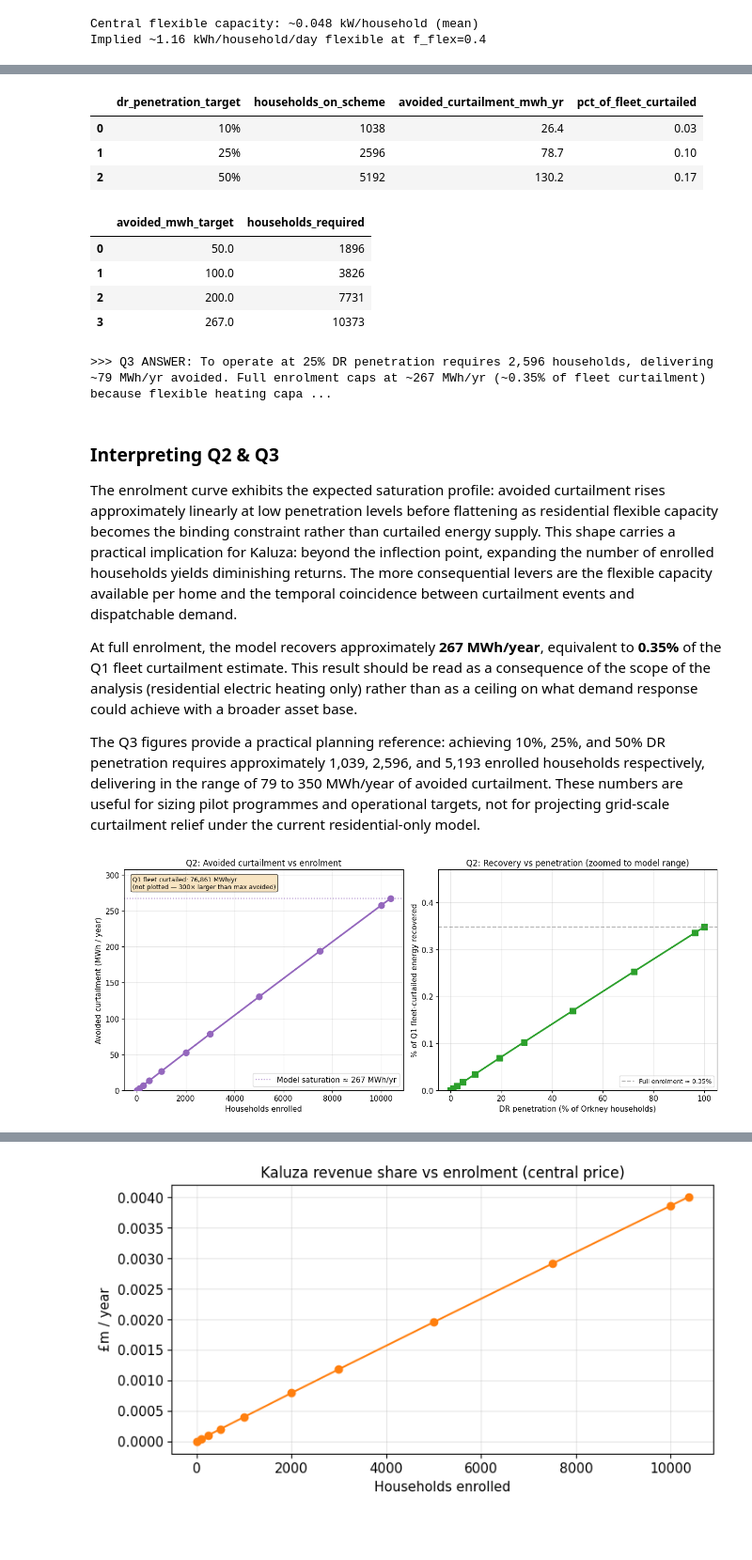
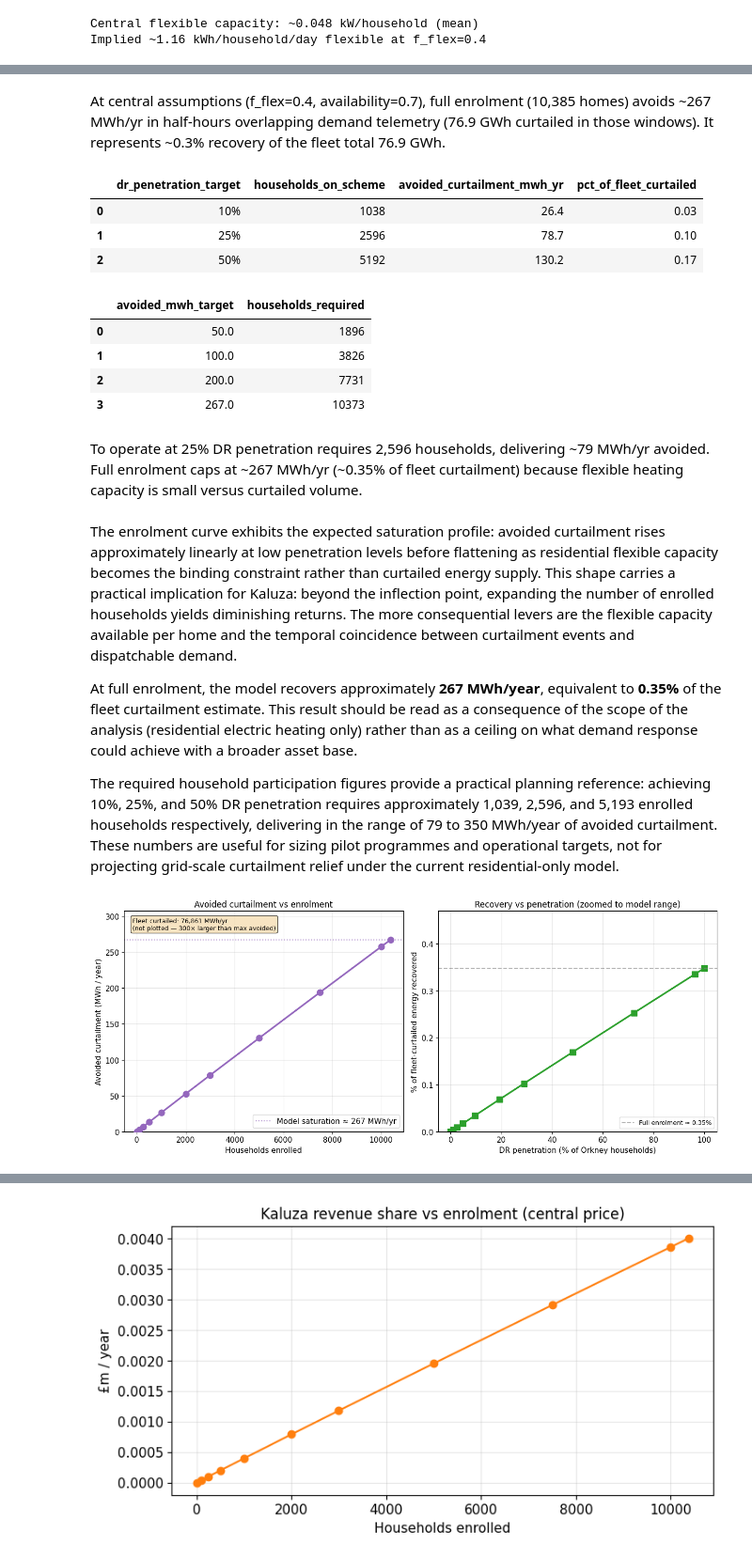
Before and after one commit to AreedAdmin/AiB-Capstone, a Jupyter notebook: report.ipynb, the cells around one changed output, grey strips where cells are left out. Shown at 94% size. Saved outputs shown, nothing was run; the diff lists cells and outputs as text; code cells hidden in the pictures; blank space fills up the shorter version.

```diff
--- a/report.ipynb
+++ b/report.ipynb
@@ -1028,3 +1011,5 @@ full_avoided = float(
+# %% [markdown]
+At central assumptions (f_flex=0.4, availability=0.7), full enrolment (10,385 homes) avoids ~267 MWh/yr in half-hours overlapping demand telemetry (76.9 GWh curtailed in those windows). It represents ~0.3% recovery of the fleet total 76.9 GWh.
 # %%
 # Q3 — households required for stated DR penetration levels (and illustrative MWh targets)
 q3_rows = []
@@ -1054,11 +1039,11 @@ display(q3_df)
 display(q3b_df)
 
 max_avoided = curve_df["avoided_mwh"].max()
-print("\n>>> Q3 ANSWER: To operate at 25% DR penetration requires "
-      f"{q3_df.loc[q3_df['dr_penetration_target']=='25%', 'households_on_scheme'].iloc[0]:,} households, "
-      f"delivering ~{q3_df.loc[q3_df['dr_penetration_target']=='25%', 'avoided_curtailment_mwh_yr'].iloc[0]:,.0f} MWh/yr avoided. "
-      f"Full enrolment caps at ~{max_avoided:.0f} MWh/yr (~{100*max_avoided/annual_curtailed_mwh:.2f}% of fleet curtailment) "
-      "because flexible heating capacity is small versus curtailed volume.")
+# print("\n>>> Q3 ANSWER: To operate at 25% DR penetration requires "
+#       f"{q3_df.loc[q3_df['dr_penetration_target']=='25%', 'households_on_scheme'].iloc[0]:,} households, "
+#       f"delivering ~{q3_df.loc[q3_df['dr_penetration_target']=='25%', 'avoided_curtailment_mwh_yr'].iloc[0]:,.0f} MWh/yr avoided. "
+#       f"Full enrolment caps at ~{max_avoided:.0f} MWh/yr (~{100*max_avoided/annual_curtailed_mwh:.2f}% of fleet curtailment) "
+#       "because flexible heating capacity is small versus curtailed volume.")
 # %% [output]
 |  | dr_penetration_target | households_on_scheme | avoided_curtailment_mwh_yr | pct_of_fleet_curtailed |
 | 0 | 10% | 1038 | 26.4 | 0.03 |
@@ -1069,15 +1054,14 @@ print("\n>>> Q3 ANSWER: To operate at 25% DR penetration requires "
 | 1 | 100.0 | 3826 |
 | 2 | 200.0 | 7731 |
 | 3 | 267.0 | 10373 |
->>> Q3 ANSWER: To operate at 25% DR penetration requires 2,596 households, delivering ~79 MWh/yr avoided. Full enrolment caps at ~267 MWh/yr (~0.35% of fleet curtailment) because flexible heating capa ...
+# %% [markdown]
+To operate at 25% DR penetration requires 2,596 households, delivering ~79 MWh/yr avoided. Full enrolment caps at ~267 MWh/yr (~0.35% of fleet curtailment) because flexible heating capacity is small versus curtailed volume.
 # %% [markdown]
-### Interpreting Q2 & Q3
-
 The enrolment curve exhibits the expected saturation profile: avoided curtailment rises approximately linearly at low penetration levels before flattening as residential flexible capacity becomes the binding constraint rather than curtailed energy supply. This shape carries a practical implication for Kaluza: beyond the inflection point, expanding the number of enrolled households yields diminishing returns. The more consequential levers are the flexible capacity available per home and the temporal coincidence between curtailment events and dispatchable demand.
 
-At full enrolment, the model recovers approximately **267 MWh/year**, equivalent to **0.35%** of the Q1 fleet curtailment estimate. This result should be read as a consequence of the scope of the analysis (residential electric heating only) rather than as a ceiling on what demand response could achieve with a broader asset base.
+At full enrolment, the model recovers approximately **267 MWh/year**, equivalent to **0.35%** of the fleet curtailment estimate. This result should be read as a consequence of the scope of the analysis (residential electric heating only) rather than as a ceiling on what demand response could achieve with a broader asset base.
 
-The Q3 figures provide a practical planning reference: achieving 10%, 25%, and 50% DR penetration requires approximately 1,039, 2,596, and 5,193 enrolled households respectively, delivering in the range of 79 to 350 MWh/year of avoided curtailment. These numbers are useful for sizing pilot programmes and operational targets, not for projecting grid-scale curtailment relief under the current residential-only model.
+The required household participation figures provide a practical planning reference: achieving 10%, 25%, and 50% DR penetration requires approximately 1,039, 2,596, and 5,193 enrolled households respectively, delivering in the range of 79 to 350 MWh/year of avoided curtailment. These numbers are useful for sizing pilot programmes and operational targets, not for projecting grid-scale curtailment relief under the current residential-only model.
 # %%
 # --- Q2 charts (scaled so the signal is visible) ---
 curve_df = curve_df.copy()
@@ -1088,36 +1072,36 @@ fig, axes = plt.subplots(1, 2, figsize=(13, 5.5))
 
 # Left: absolute avoided MWh — do NOT share y-axis with 76,860 MWh curtailed (old chart looked empty)
 ax = axes[0]
 ax.plot(curve_df["n_households"], curve_df["avoided_mwh"], "o-", color="#9467bd", lw=2.5, ms=9, zorder=3)
 ax.axhline(saturation_mwh, ls=":", color="#9467bd", alpha=0.7,
            label=f"Model saturation ≈ {saturation_mwh:.0f} MWh/yr")
 ax.set_ylim(0, saturation_mwh * 1.15)
 ax.set_xlabel("Households enrolled")
 ax.set_ylabel("Avoided curtailment (MWh / year)")
-ax.set_title("Q2: Avoided curtailment vs enrolment")
+ax.set_title("Avoided curtailment vs enrolment")
 ax.legend(loc="lower right")
 ax.text(
     0.03, 0.97,
-    f"Q1 fleet curtailed: {mwh_fleet:,.0f} MWh/yr\n"
+    f"Fleet curtailed: {mwh_fleet:,.0f} MWh/yr\n"
     "(not plotted — 300× larger than max avoided)",
     transform=ax.transAxes, va="top", fontsize=9,
     bbox=dict(boxstyle="round", facecolor="wheat", alpha=0.8),
 )
 
 # Right: recovery % vs Q1 — zoom y-axis to actual range (0–0.5%), not 0–100%
 ax2 = axes[1]
 ax2.plot(curve_df["penetration_pct"], curve_df["recovery_vs_q1_pct"],
          "s-", color="#2ca02c", lw=2.5, ms=9)
 ax2.set_ylim(0, max(curve_df["recovery_vs_q1_pct"].max() * 1.35, 0.05))
 ax2.set_xlabel("DR penetration (% of Orkney households)")
-ax2.set_ylabel("% of Q1 fleet-curtailed energy recovered")
-ax2.set_title("Q2: Recovery vs penetration (zoomed to model range)")
+ax2.set_ylabel("% of fleet-curtailed energy recovered")
+ax2.set_title("Recovery vs penetration (zoomed to model range)")
 ax2.axhline(curve_df["recovery_vs_q1_pct"].iloc[-1], ls="--", color="gray", alpha=0.6,
             label=f"Full enrolment ≈ {curve_df['recovery_vs_q1_pct'].iloc[-1]:.2f}%")
 ax2.legend(loc="lower right", fontsize=9)
 
 plt.tight_layout()
 plt.show()
 # %% [output]
-[figure, old version]
+[figure, new version]
 # %%
```
Also changed, not shown: parts of 21 cells of this notebook, 1 other file.
